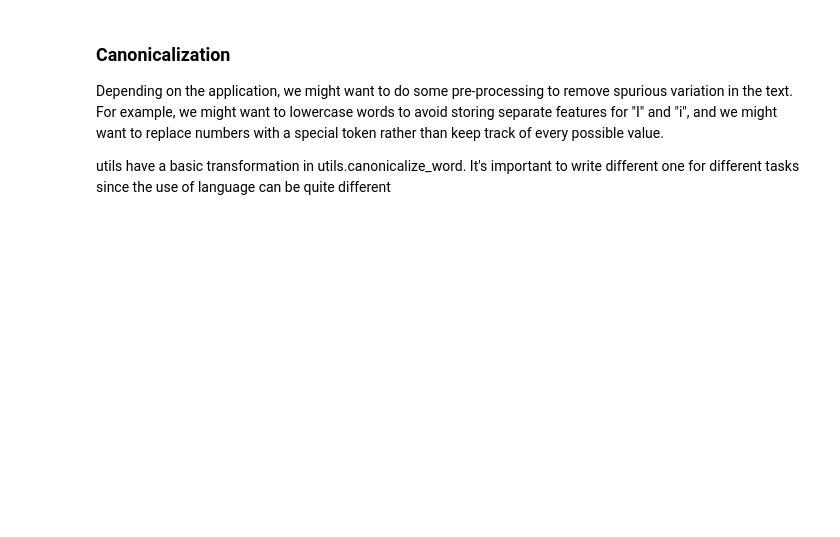
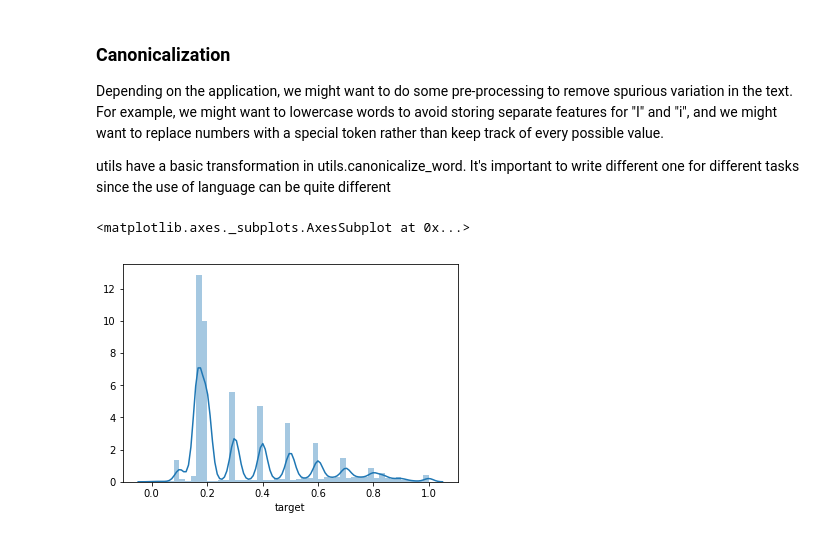
Before and after one commit to KathleenYWang/Language_Models_For_Toxicity_Classification, a Jupyter notebook: NaiveBayes.ipynb, the cells around one changed output. Drawn from its saved outputs; the diff is of its cells as text; code cells hidden in the pictures; blank space fills up the shorter version.

```diff
--- a/NaiveBayes.ipynb
+++ b/NaiveBayes.ipynb
@@ -291,3 +329,8 @@ train[train['comment_text'].str.contains("A very slippery slope here")]
 Depending on the application, we might want to do some pre-processing to remove spurious variation in the text. For example, we might want to lowercase words to avoid storing separate features for "I" and "i", and we might want to replace numbers with a special token rather than keep track of every possible value.
 
 utils have a basic transformation in utils.canonicalize_word. It's important to write different one for different tasks since the use of language can be quite different
+# %%
+sns.distplot(train[train['target']!= 0].target)
+# %% [output]
+<matplotlib.axes._subplots.AxesSubplot at 0x...>
+[figure, added]
```
Also changed, not shown: parts of 11 cells of this notebook.
